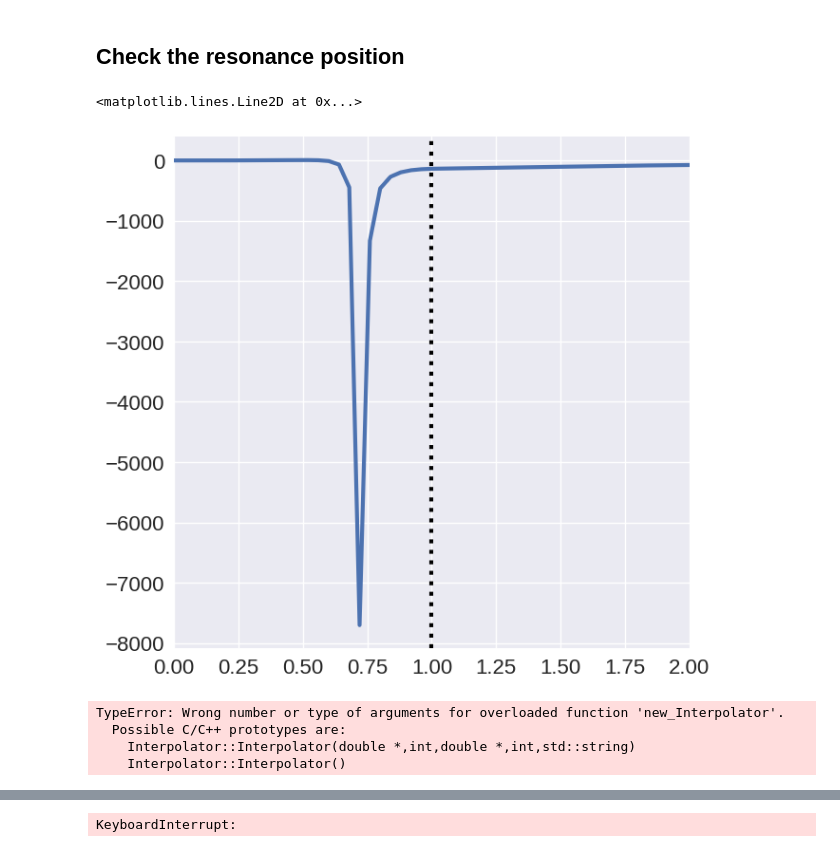
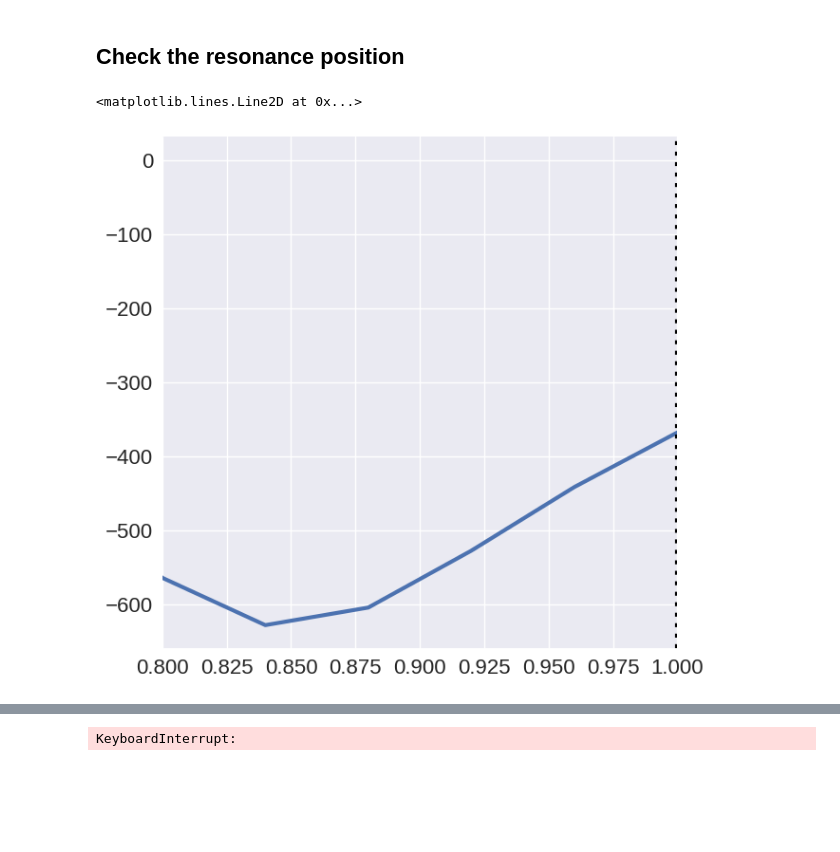
Before and after one commit to k-maslov/TMQGP, a Jupyter notebook: ipy/TMQGP/run/ParallelDump_Q.ipynb, the cells around one changed output, grey strips where cells are left out. Saved outputs shown, nothing was run; the diff lists cells and outputs as text; code cells hidden in the pictures; blank space fills up the shorter version.

```diff
--- a/ipy/TMQGP/run/ParallelDump_Q.ipynb
+++ b/ipy/TMQGP/run/ParallelDump_Q.ipynb
@@ -16,35 +16,30 @@ qrange = linspace(0, 5, 151)
 # %%
 mQ = 0.5
 # %%
-quark_0 = Particle(mQ, qrange, erange, eps=10e-2)
+quark_0 = Particle(mQ, qrange, erange, eps=0.1)
 gluon_0 = Particle(1., qrange, erange, eps=2e-2, stat='b', d=16)
 gluon_0 = Particle(1., qrange, erange, eps=2e-2, stat='b', d=16)
 # %%
 T = 0.15
-G = 3.5
-L = 2
-screen = 1.5
+
+params = {'G' : 4.2, 'L' : 1, 'screen' : 1.5}
+# G = 3.3
+# L = 2
+# screen = 1.5
 # %% [markdown]
 ## Check the resonance position
 # %%
-ch_quark_test = Channel(quark_0, quark_0, T, G=G, L=L,screen=screen)
+ch_quark_test = Channel(quark_0, quark_0, T, **params)
 # %%
 ch_quark_test.populate_T()
 # ch_quark_test.populate_S()
 # %%
 plt.plot(ch_quark_test.erange, imag(ch_quark_test.TM[:, 0]))
-plt.xlim(0, 2)
+plt.xlim(0.8, 1)
 plt.axvline(2*quark_0.m, ls=':', c='black')
 # %% [output]
 <matplotlib.lines.Line2D at 0x...>
-[figure, old version]
+[figure, new version]
-# %%
-ch_quark_test.populate_S()
-# %% [output]
-TypeError: Wrong number or type of arguments for overloaded function 'new_Interpolator'.
-  Possible C/C++ prototypes are:
-    Interpolator::Interpolator(double *,int,double *,int,std::string)
-    Interpolator::Interpolator()
 # %%
 gluon_0 = Particle(1.5, qrange, erange, eps=2e-2, stat='b', d=16)
 # %%
```
Also changed, not shown: parts of 13 cells of this notebook, 10 other files.
